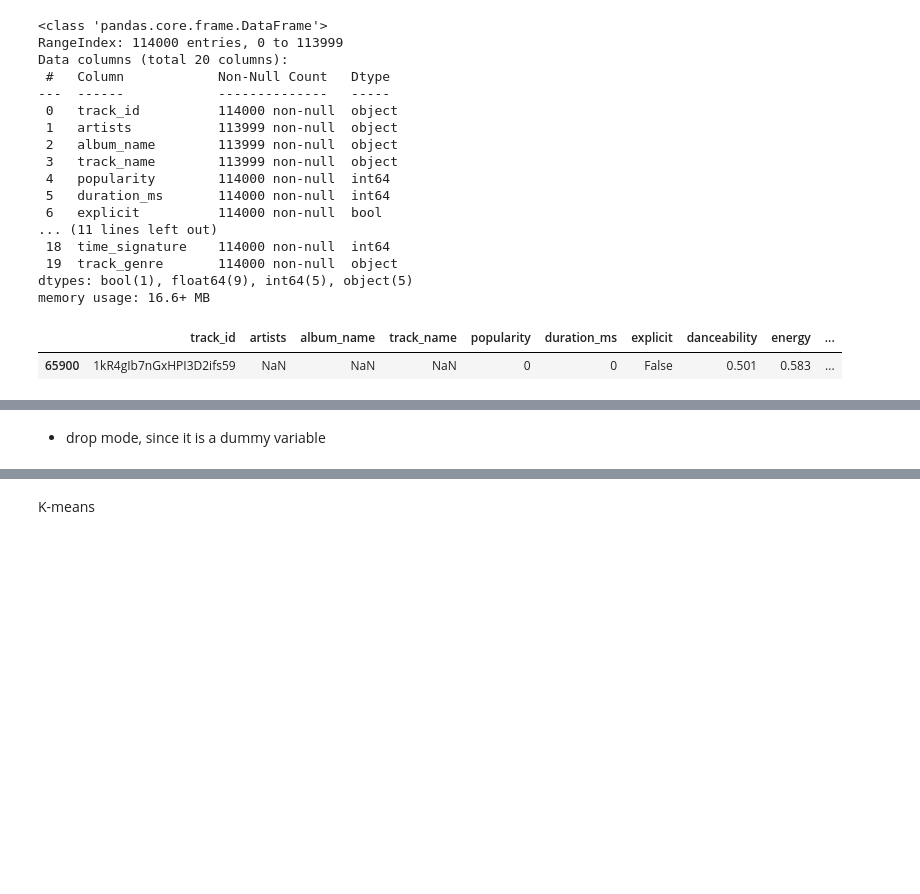
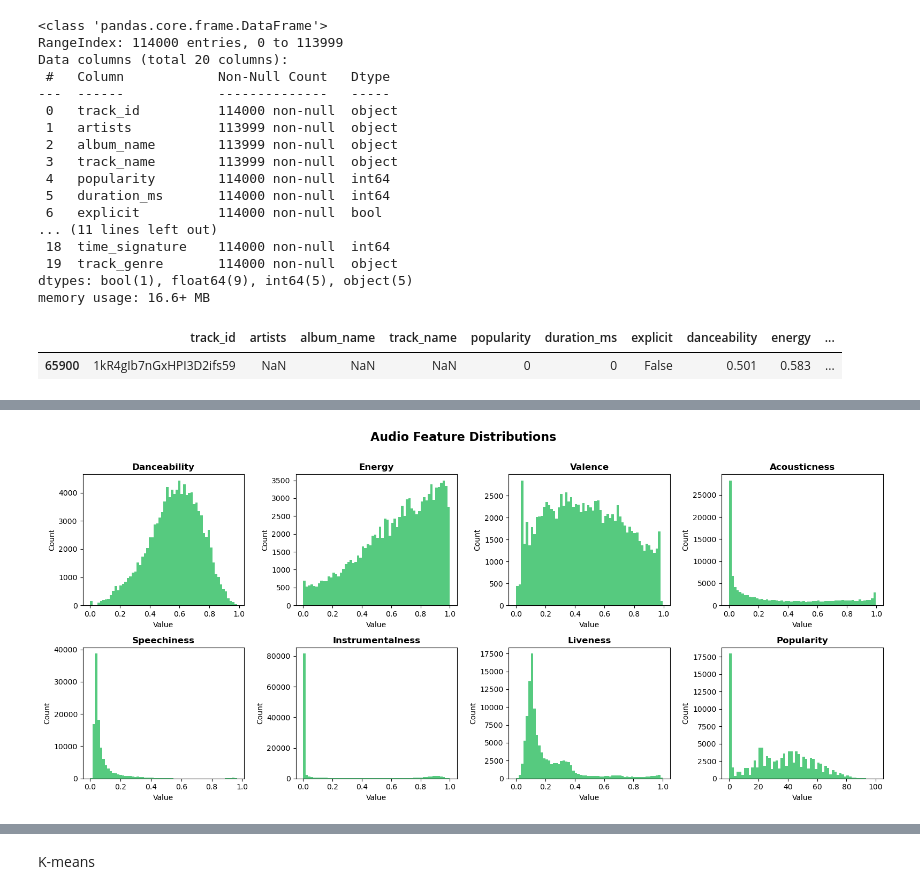
Before and after one commit to iinesclaro/ml2_projects, a Jupyter notebook: spotify_tracks_main.ipynb, the cells around one changed output, grey strips where cells are left out. Drawn from its saved outputs; the diff is of its cells as text; code cells hidden in the pictures; blank space fills up the shorter version.

```diff
--- a/spotify_tracks_main.ipynb
+++ b/spotify_tracks_main.ipynb
@@ -257,2 +158,0 @@ for variable in spotify_clustering.columns:
-# %% [markdown]
-- drop mode, since it is a dummy variable
@@ -260,0 +159,18 @@ spotify_clustering.drop(columns=['mode'], inplace=True)
+# %%
+fig, axes = plt.subplots(2, 4, figsize=(16, 7))
+axes = axes.flatten()
+
+plot_features = ['danceability', 'energy', 'valence', 'acousticness',
+                 'speechiness', 'instrumentalness', 'liveness', 'popularity']
+
+for i, feat in enumerate(plot_features):
+    axes[i].hist(df_spotify[feat], bins=60, color=SPOTIFY_GREEN, alpha=0.75, edgecolor='none')
+    axes[i].set_title(feat.capitalize(), fontweight='bold')
+    axes[i].set_xlabel('Value')
+    axes[i].set_ylabel('Count')
+
+plt.suptitle('Audio Feature Distributions', fontsize=16, fontweight='bold', y=1.01)
+plt.tight_layout()
+plt.show()
+# %% [output]
+[figure, added]
```
Also changed, not shown: parts of 25 cells of this notebook.
